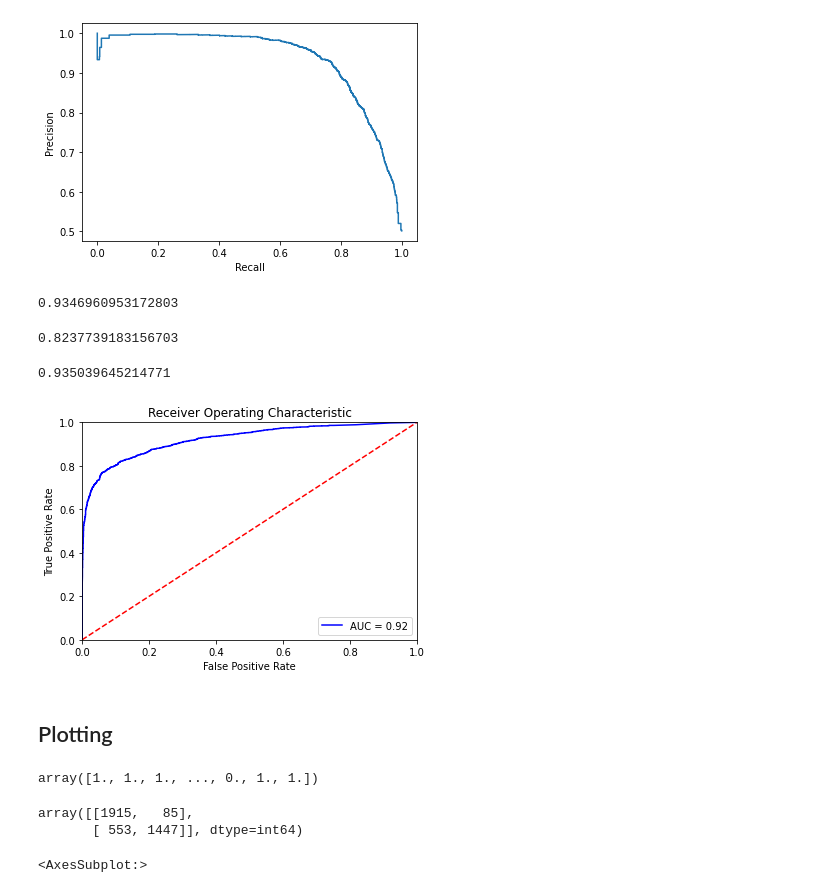
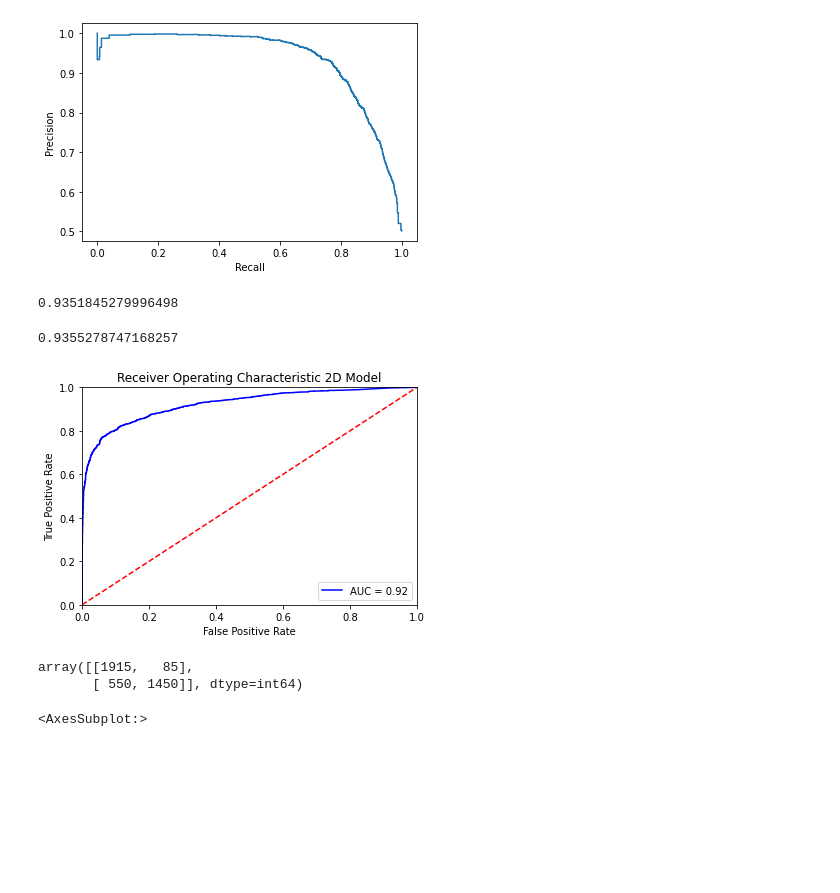
Before and after one commit to AugustasMacys/BachelorThesis, a Jupyter notebook: src/inference/ResultsAnalyser.ipynb, the cells around one changed output. Cells and saved outputs as stored; diff of their text form; code cells hidden in the pictures; blank space fills up the shorter version.

```diff
--- a/src/inference/ResultsAnalyser.ipynb
+++ b/src/inference/ResultsAnalyser.ipynb
@@ -7,2 +10,3 @@ import numpy as np
 # %%
 ground_truth_path = r"D:/deepfakes/data/test/labels.csv"
+results_path = r"D:/deepfakes/src/inference/predictions/final_efficient_net4.csv"
@@ -11,7 +13,7 @@ results = r"D:/deepfakes/inference/final_efficient_net4.csv"
 # %%
 target_names = ["REAL", "FAKE"]
 # %%
-results = pd.read_csv(results)
+results = pd.read_csv(results_path)
 # %%
 results
 # %% [output]
@@ -91,34 +80,28 @@ disp.plot()
 area = auc(recall, precision)
 area
 # %% [output]
-0.9346960953172803
+0.9351845279996498
-# %%
-sum(precision) / len(precision)
-# %% [output]
-0.8237739183156703
 # %%
 average_precision
 # %% [output]
-0.935039645214771
+0.9355278747168257
 # %%
 fpr, tpr, threshold = roc_curve(truth_labels, predicted_labels)
 roc_auc = auc(fpr, tpr)
 
 # method I: plt
 import matplotlib.pyplot as plt
-plt.title('Receiver Operating Characteristic')
+plt.title('Receiver Operating Characteristic 2D Model')
 plt.plot(fpr, tpr, 'b', label = 'AUC = %0.2f' % roc_auc)
 plt.legend(loc = 'lower right')
 plt.plot([0, 1], [0, 1],'r--')
 plt.xlim([0, 1])
 plt.ylim([0, 1])
 plt.ylabel('True Positive Rate')
 plt.xlabel('False Positive Rate')
 plt.show()
 # %% [output]
-[figure, old version]
+[figure, new version]
-# %% [markdown]
-## Plotting
 # %%
 # change to zeros and 1s
 for i in range(len(predicted_labels)):
@@ -126,14 +109,10 @@ for i in range(len(predicted_labels)):
         predicted_labels[i] = 1
     else:
         predicted_labels[i] = 0
-# %%
-predicted_labels
-# %% [output]
-array([1., 1., 1., ..., 0., 1., 1.])
 # %%
 cm = confusion_matrix(truth_labels, predicted_labels)
 # %%
 cm
 # %% [output]
 array([[1915,   85],
-       [ 553, 1447]], dtype=int64)
+       [ 550, 1450]], dtype=int64)
```
Also changed, not shown: parts of 39 cells of this notebook.
